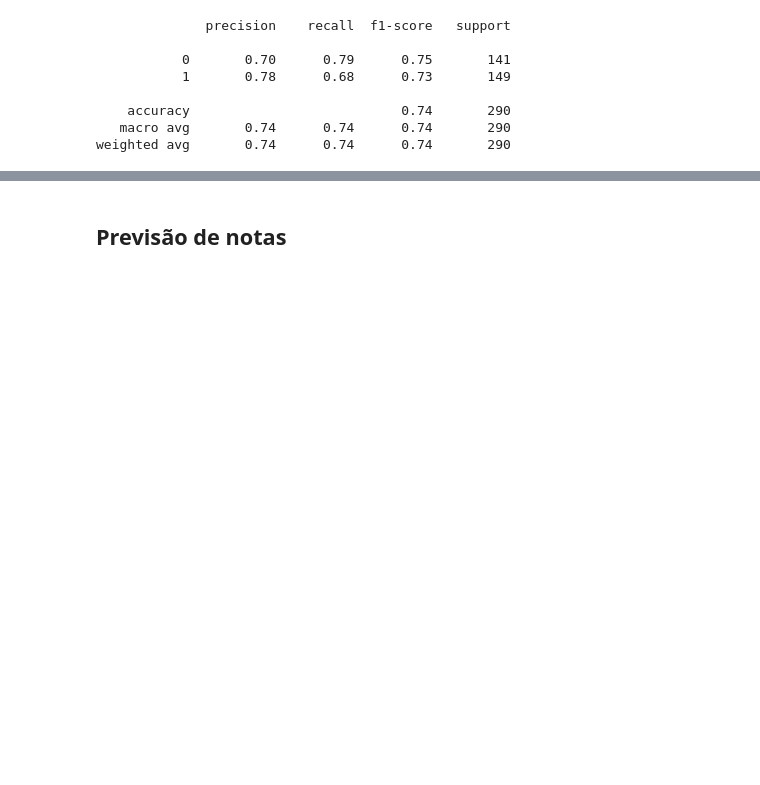
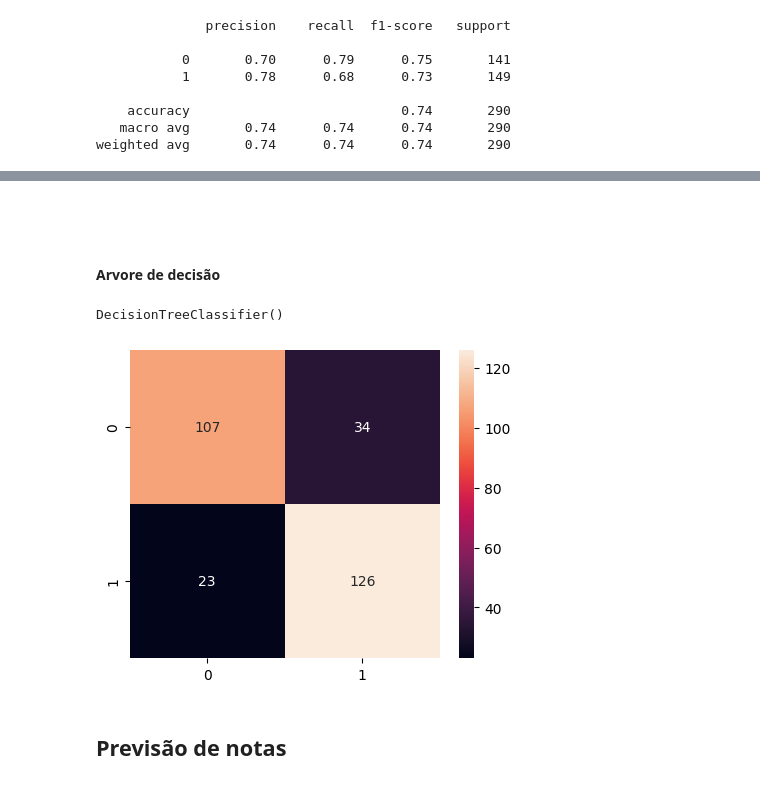
Before and after one commit to kaladabrio2020/DesempenhoNaEscola, a Jupyter notebook: Prediction.ipynb, the cells around one changed output, grey strips where cells are left out. Saved outputs shown, nothing was run; the diff lists cells and outputs as text; code cells hidden in the pictures; blank space fills up the shorter version.

Commit message:
tree

```diff
--- a/Prediction.ipynb
+++ b/Prediction.ipynb
@@ -297,3 +365,20 @@ weighted avg       0.74      0.74      0.74       290
+# %% [markdown]
+&nbsp;
+# %% [markdown]
+#### Arvore de decisão
+# %%
+tree = DecisionTreeClassifier()
+tree.fit(xtrain,ytrain)
+# %% [output]
+DecisionTreeClassifier()
+# %%
+predtree = tree.predict(xtest)
+# %%
+plt.figure(figsize=(5,4))
+sea.heatmap(confusion_matrix(ytest,predtree),annot=True,fmt='')
+plt.show()
+# %% [output]
+[figure, added]
 # %% [markdown]
 ## Previsão de notas
 # %%
```
Also changed, not shown: parts of 16 cells of this notebook.
